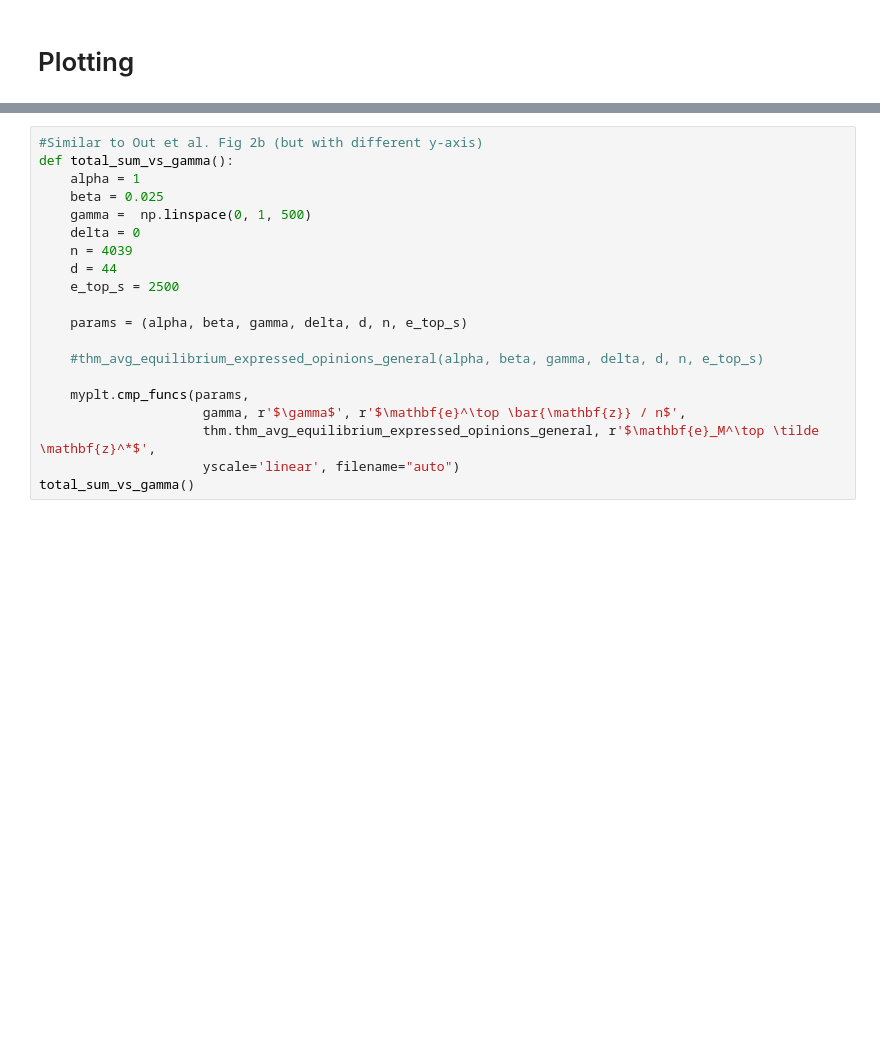
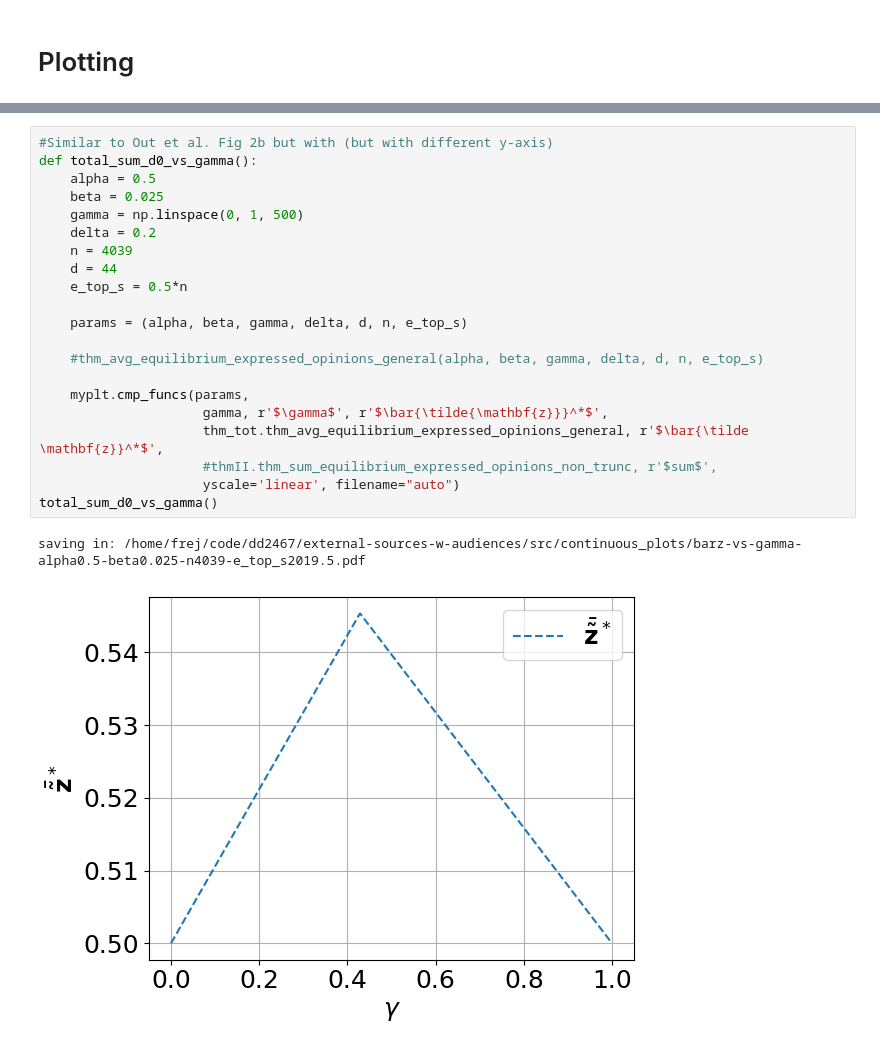
Before and after one commit to frejlarssen/external-sources-w-audiences, a Jupyter notebook: main.ipynb, the cells around one changed output, grey strips where cells are left out. Saved outputs shown, nothing was run; the diff lists cells and outputs as text; blank space fills up the shorter version.

```diff
--- a/main.ipynb
+++ b/main.ipynb
@@ -38,20 +130,24 @@ thm.thm_sum_of_expressed_equilibrium_case2_tot(
 # %%
-#Similar to Out et al. Fig 2b (but with different y-axis)
-def total_sum_vs_gamma():
-    alpha = 1
+#Similar to Out et al. Fig 2b but with (but with different y-axis)
+def total_sum_d0_vs_gamma():
+    alpha = 0.5
     beta = 0.025
-    gamma =  np.linspace(0, 1, 500)
-    delta = 0
+    gamma = np.linspace(0, 1, 500)
+    delta = 0.2
     n = 4039
     d = 44
-    e_top_s = 2500
+    e_top_s = 0.5*n
 
     params = (alpha, beta, gamma, delta, d, n, e_top_s)
 
     #thm_avg_equilibrium_expressed_opinions_general(alpha, beta, gamma, delta, d, n, e_top_s)
 
     myplt.cmp_funcs(params,
-                     gamma, r'$\gamma$', r'$\mathbf{e}^\top \bar{\mathbf{z}} / n$',
-                     thm.thm_avg_equilibrium_expressed_opinions_general, r'$\mathbf{e}_M^\top \tilde \mathbf{z}^*$',
+                     gamma, r'$\gamma$', r'$\bar{\tilde{\mathbf{z}}}^*$',
+                     thm_tot.thm_avg_equilibrium_expressed_opinions_general, r'$\bar{\tilde \mathbf{z}}^*$',
+                     #thmII.thm_sum_equilibrium_expressed_opinions_non_trunc, r'$sum$',
                      yscale='linear', filename="auto")
-total_sum_vs_gamma()
+total_sum_d0_vs_gamma()
+# %% [output]
+saving in: /home/frej/code/dd2467/external-sources-w-audiences/src/continuous_plots/barz-vs-gamma-alpha0.5-beta0.025-n4039-e_top_s2019.5.pdf
+[figure, added]
```
Also changed, not shown: parts of 19 cells of this notebook, 9 other files.
